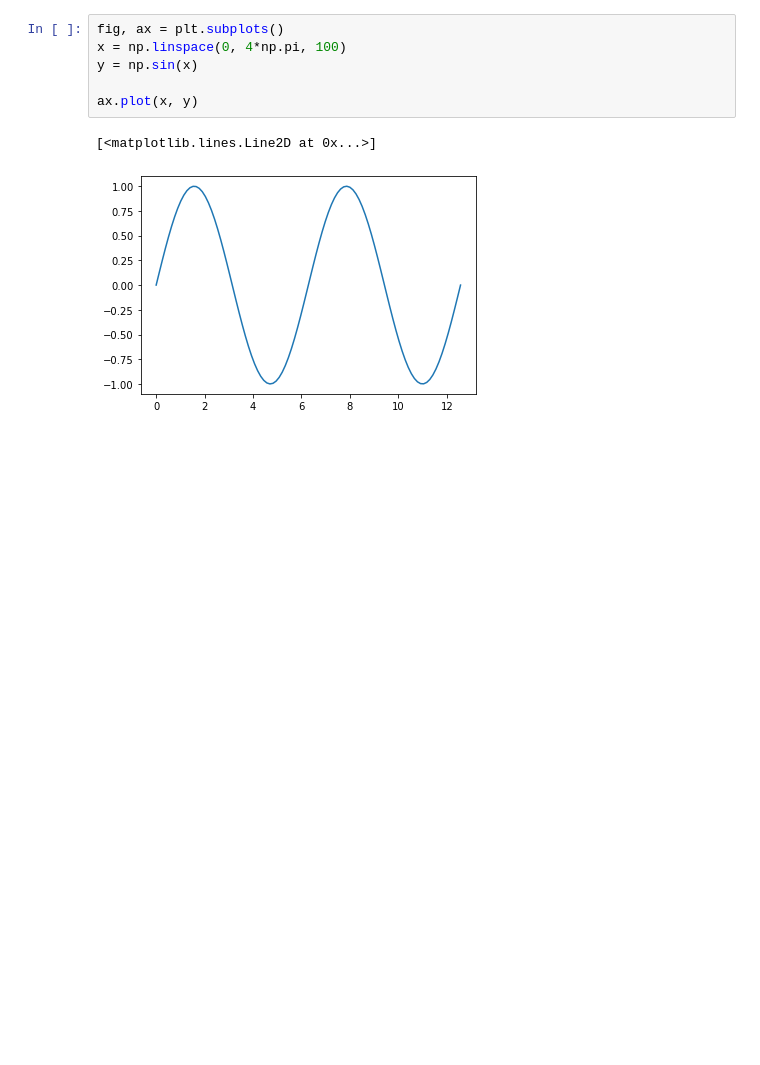
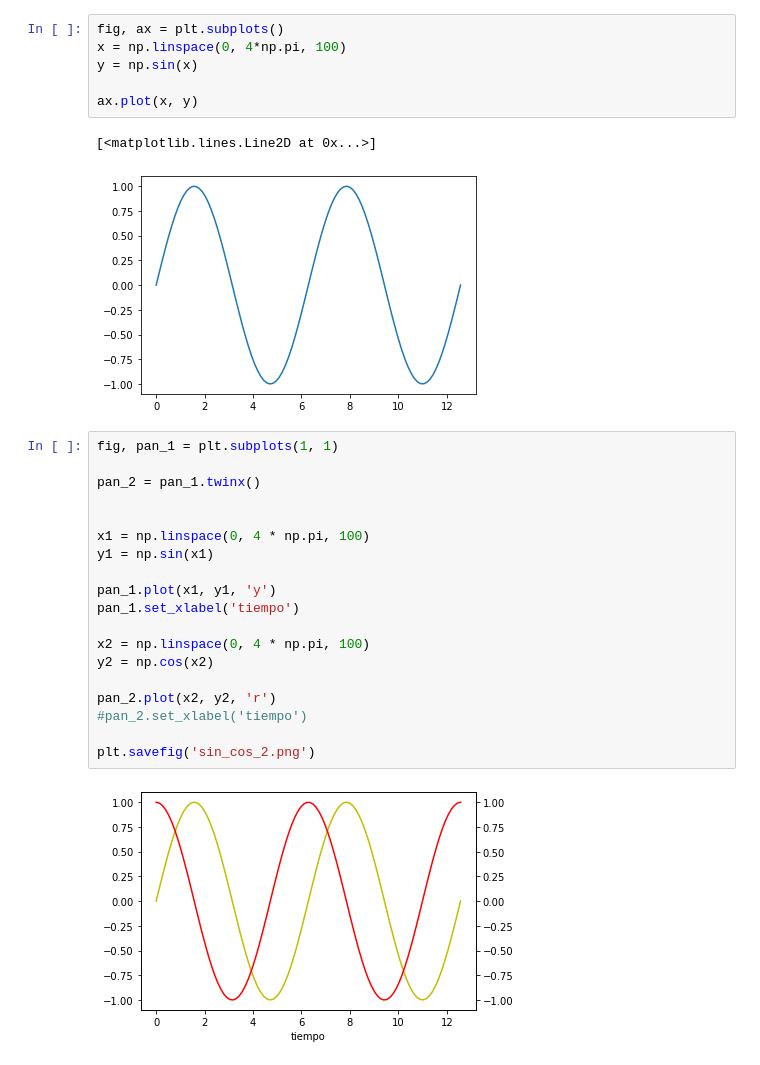
Before and after one commit to adrianval117/Data-Science, a Jupyter notebook: Udemy/Python_3 _Análisis_y_visualización_de_datos/section5/section5.ipynb, the cells around one changed output. Drawn from its saved outputs; the diff is of its cells as text; blank space fills up the shorter version.

```diff
--- a/Udemy/Python_3 _Análisis_y_visualización_de_datos/section5/section5.ipynb
+++ b/Udemy/Python_3 _Análisis_y_visualización_de_datos/section5/section5.ipynb
@@ -15,3 +15,24 @@ ax.plot(x, y)
 # %% [output]
 [<matplotlib.lines.Line2D at 0x...>]
 [figure]
+# %%
+fig, pan_1 = plt.subplots(1, 1)
+
+pan_2 = pan_1.twinx()
+
+
+x1 = np.linspace(0, 4 * np.pi, 100)
+y1 = np.sin(x1)
+
+pan_1.plot(x1, y1, 'y')
+pan_1.set_xlabel('tiempo')
+
+x2 = np.linspace(0, 4 * np.pi, 100)
+y2 = np.cos(x2)
+
+pan_2.plot(x2, y2, 'r')
+#pan_2.set_xlabel('tiempo')
+
+plt.savefig('sin_cos_2.png')
+# %% [output]
+[figure, added]
```
Also changed, not shown: 4 other files.
